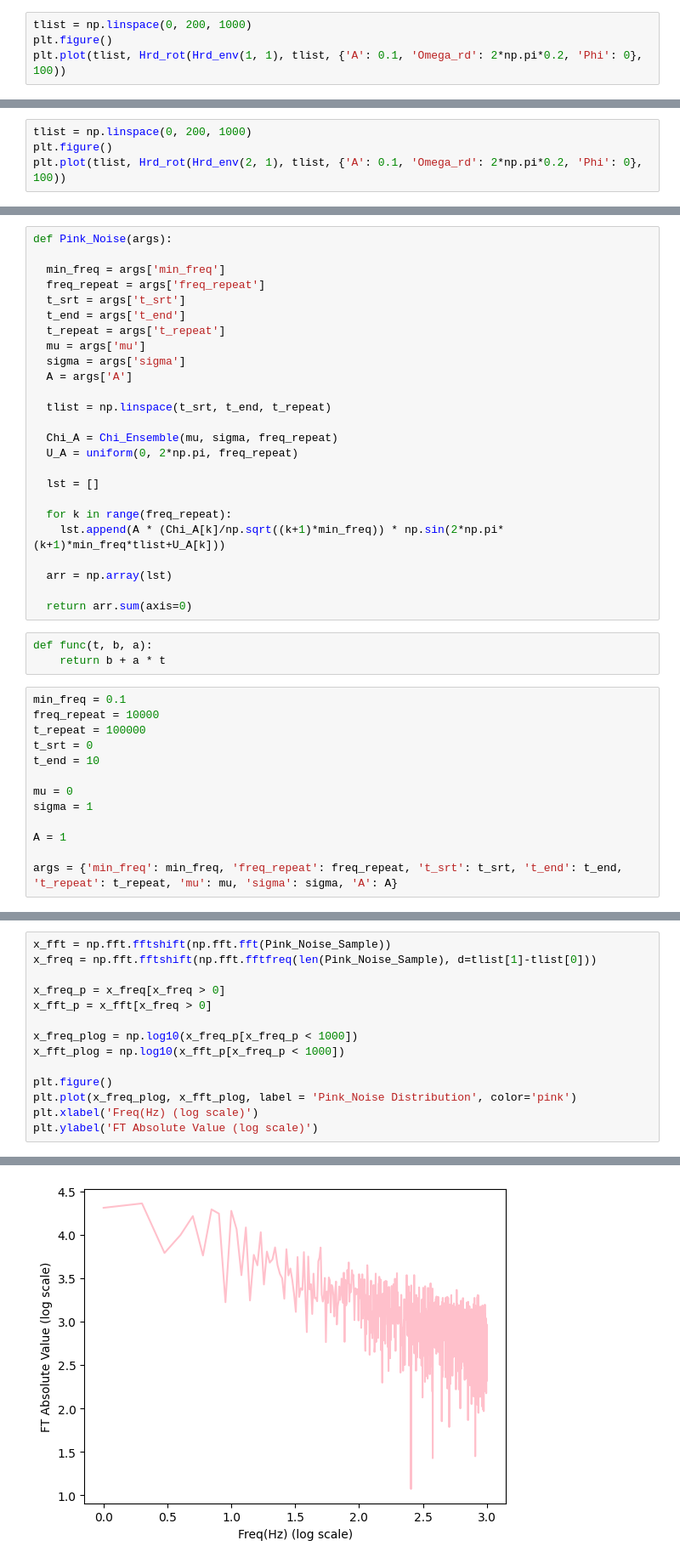
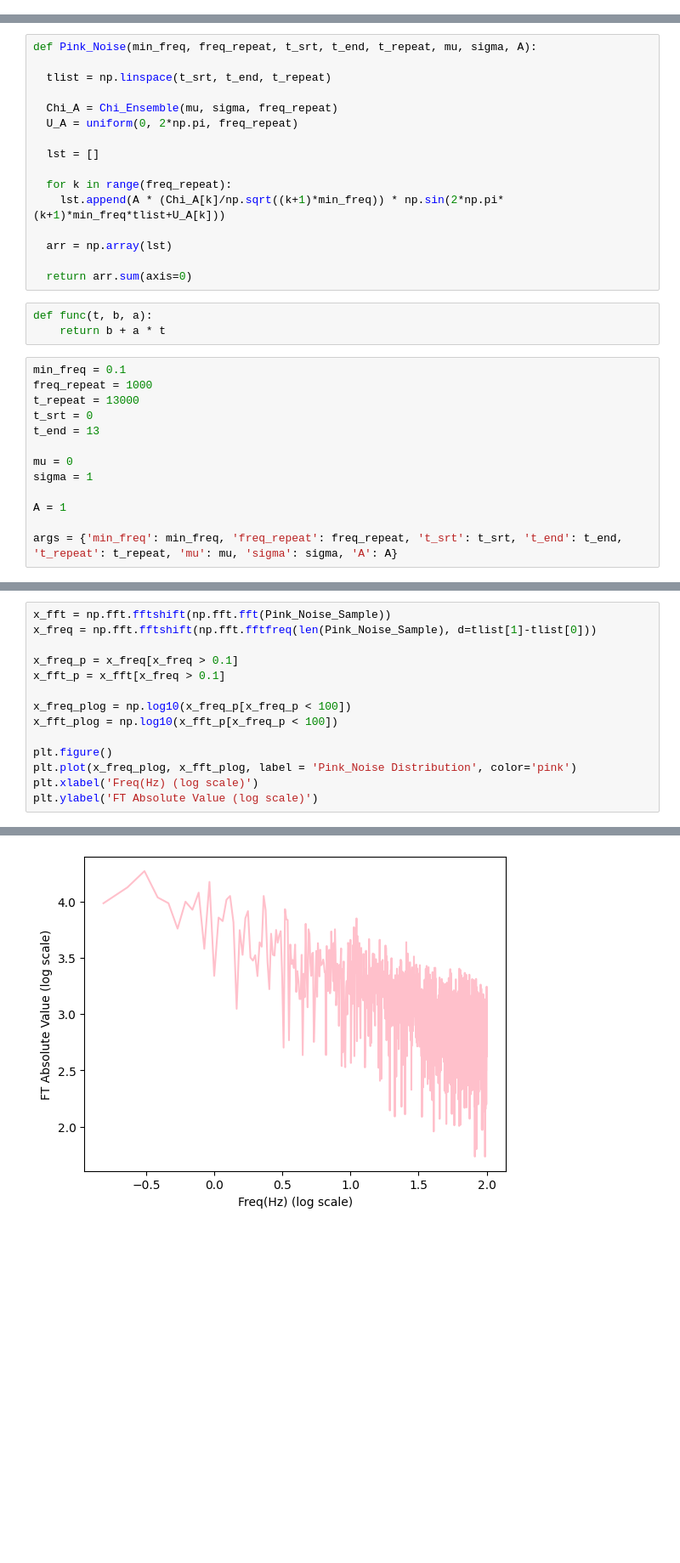
Before and after one commit to BrainConnection/Dynamical_Decoupling_Project, a Jupyter notebook: Project Dynamic Decoupling/Pink Noise Decoupling Practice.ipynb, the cells around one changed output, grey strips where cells are left out. Shown at 85% size. Drawn from its saved outputs; the diff is of its cells as text; blank space fills up the shorter version.

```diff
--- a/Project Dynamic Decoupling/Pink Noise Decoupling Practice.ipynb
+++ b/Project Dynamic Decoupling/Pink Noise Decoupling Practice.ipynb
@@ -177,4 +34,0 @@ plt.plot(tlist, Hrd_rot(Hrd_env(0, 1), tlist, {'A': 0.1, 'Omega_rd': 2*np.pi*0.2
-# %%
-tlist = np.linspace(0, 200, 1000)
-plt.figure()
-plt.plot(tlist, Hrd_rot(Hrd_env(1, 1), tlist, {'A': 0.1, 'Omega_rd': 2*np.pi*0.2, 'Phi': 0}, 100))
@@ -184,4 +34,0 @@ plt.plot(tlist, Hrd_rot(Hrd_env(1, 1), tlist, {'A': 0.1, 'Omega_rd': 2*np.pi*0.2
-# %%
-tlist = np.linspace(0, 200, 1000)
-plt.figure()
-plt.plot(tlist, Hrd_rot(Hrd_env(2, 1), tlist, {'A': 0.1, 'Omega_rd': 2*np.pi*0.2, 'Phi': 0}, 100))
@@ -564,16 +55,7 @@ def Chi_Ensemble(mu, sigma, num_seq):
 
   return np.array(chi)
 # %%
-def Pink_Noise(args):
-
-  min_freq = args['min_freq']
-  freq_repeat = args['freq_repeat']
-  t_srt = args['t_srt']
-  t_end = args['t_end']
-  t_repeat = args['t_repeat']
-  mu = args['mu']
-  sigma = args['sigma']
-  A = args['A']
+def Pink_Noise(min_freq, freq_repeat, t_srt, t_end, t_repeat, mu, sigma, A):
 
   tlist = np.linspace(t_srt, t_end, t_repeat)
 
@@ -593,10 +75,10 @@ def func(t, b, a):
     return b + a * t
 # %%
 min_freq = 0.1
-freq_repeat = 10000
-t_repeat = 100000
+freq_repeat = 1000
+t_repeat = 13000
 t_srt = 0
-t_end = 10
+t_end = 13
 
 mu = 0
 sigma = 1
@@ -633,20 +113,20 @@ Text(0, 0.5, 'FT Absolute Value (linear scale)')
 # %%
 x_fft = np.fft.fftshift(np.fft.fft(Pink_Noise_Sample))
 x_freq = np.fft.fftshift(np.fft.fftfreq(len(Pink_Noise_Sample), d=tlist[1]-tlist[0]))
 
-x_freq_p = x_freq[x_freq > 0]
-x_fft_p = x_fft[x_freq > 0]
+x_freq_p = x_freq[x_freq > 0.1]
+x_fft_p = x_fft[x_freq > 0.1]
 
-x_freq_plog = np.log10(x_freq_p[x_freq_p < 1000])
-x_fft_plog = np.log10(x_fft_p[x_freq_p < 1000])
+x_freq_plog = np.log10(x_freq_p[x_freq_p < 100])
+x_fft_plog = np.log10(x_fft_p[x_freq_p < 100])
 
 plt.figure()
 plt.plot(x_freq_plog, x_fft_plog, label = 'Pink_Noise Distribution', color='pink')
 plt.xlabel('Freq(Hz) (log scale)')
 plt.ylabel('FT Absolute Value (log scale)')
 # %% [output]
 Text(0, 0.5, 'FT Absolute Value (log scale)')
-[figure, old version]
+[figure, new version]
 # %%
 popt, pcov = curve_fit(func, x_freq_plog, x_fft_plog, p0 = [2, -0.5])
 
```
Also changed, not shown: parts of 91 cells of this notebook.
